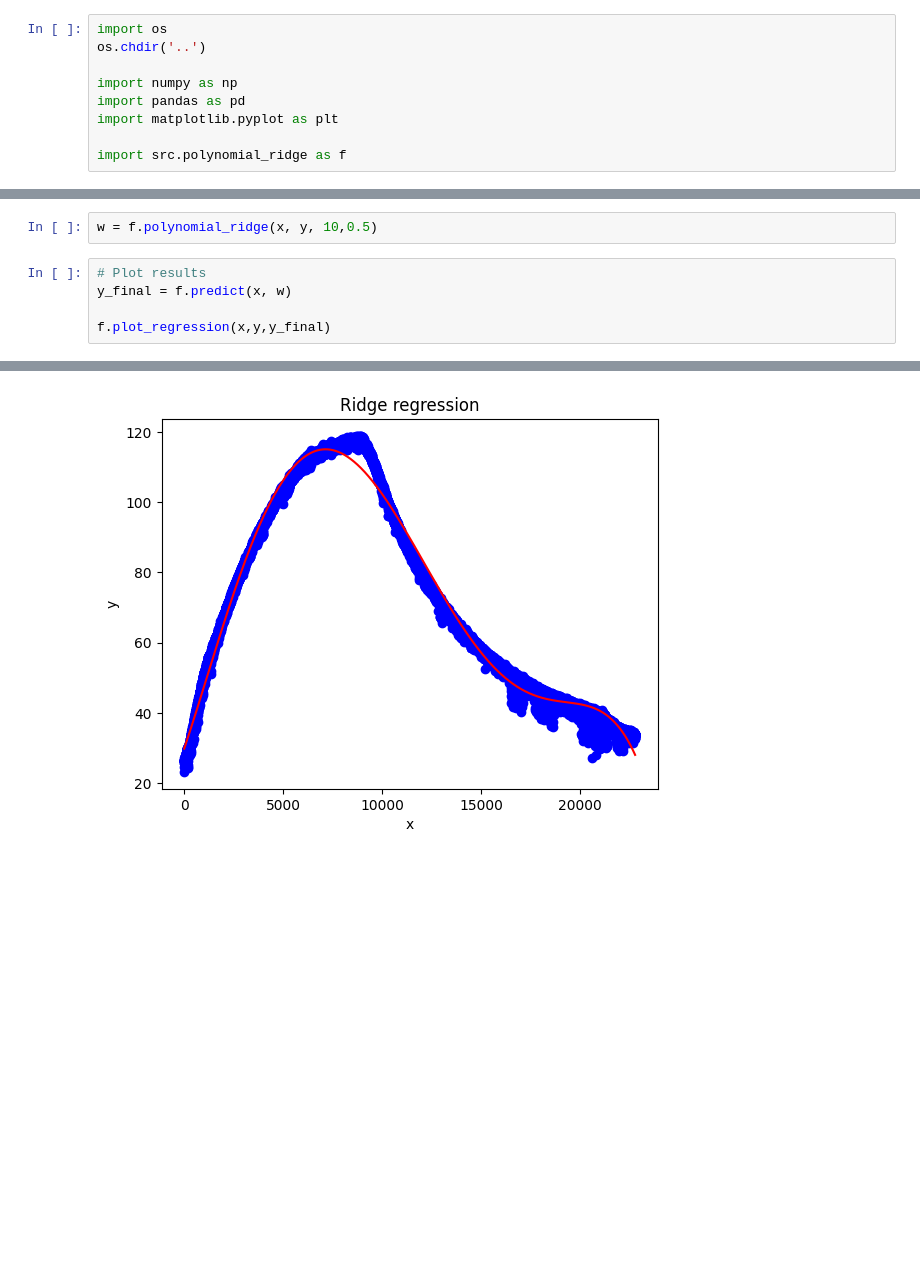
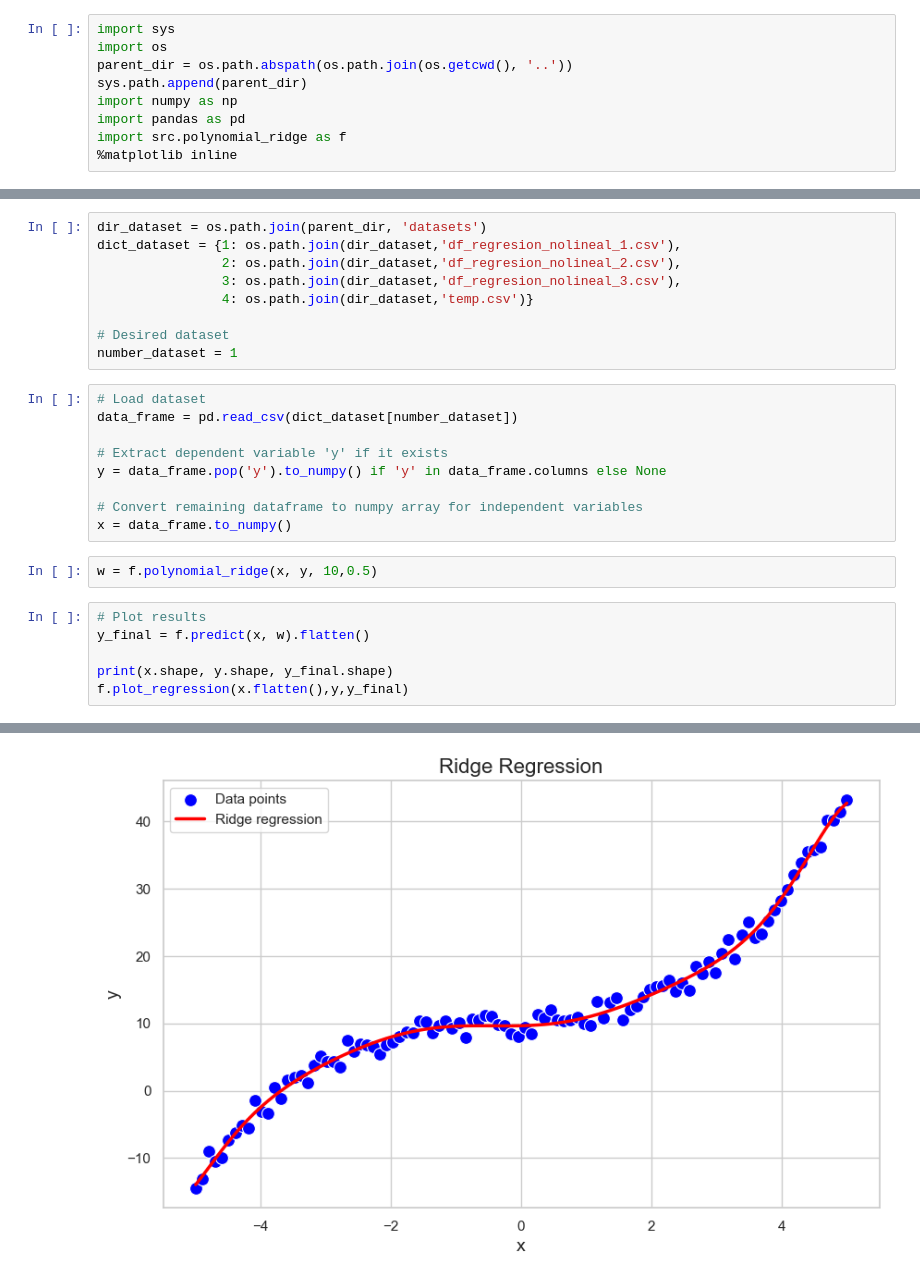
Before and after one commit to HarelAmezcua/ridge-regression, a Jupyter notebook: notebooks/class_datasets_demo.ipynb, the cells around one changed output, grey strips where cells are left out. Saved outputs shown, nothing was run; the diff lists cells and outputs as text; blank space fills up the shorter version.

```diff
--- a/notebooks/class_datasets_demo.ipynb
+++ b/notebooks/class_datasets_demo.ipynb
@@ -1,9 +9,9 @@
 # %%
+import sys
 import os
-os.chdir('..')
-
+parent_dir = os.path.abspath(os.path.join(os.getcwd(), '..'))
+sys.path.append(parent_dir)
 import numpy as np
 import pandas as pd
-import matplotlib.pyplot as plt
-
 import src.polynomial_ridge as f
+%matplotlib inline
@@ -33,8 +18,27 @@ x = data_frame.to_numpy() # Independent variables nxm
+# %%
+dir_dataset = os.path.join(parent_dir, 'datasets')
+dict_dataset = {1: os.path.join(dir_dataset,'df_regresion_nolineal_1.csv'),
+                2: os.path.join(dir_dataset,'df_regresion_nolineal_2.csv'),
+                3: os.path.join(dir_dataset,'df_regresion_nolineal_3.csv'),
+                4: os.path.join(dir_dataset,'temp.csv')}
+
+# Desired dataset
+number_dataset = 1
+# %%
+# Load dataset
+data_frame = pd.read_csv(dict_dataset[number_dataset])
+
+# Extract dependent variable 'y' if it exists
+y = data_frame.pop('y').to_numpy() if 'y' in data_frame.columns else None
+
+# Convert remaining dataframe to numpy array for independent variables
+x = data_frame.to_numpy()
 # %%
 w = f.polynomial_ridge(x, y, 10,0.5)
 # %%
 # Plot results
-y_final = f.predict(x, w)
+y_final = f.predict(x, w).flatten()
 
-f.plot_regression(x,y,y_final)
+print(x.shape, y.shape, y_final.shape)
+f.plot_regression(x.flatten(),y,y_final)
 # %% [output]
@@ -41 +46 @@ f.plot_regression(x,y,y_final)
-[figure, old version]
+[figure, new version]
```
Also changed, not shown: parts of 5 cells of this notebook, 1 other file.
